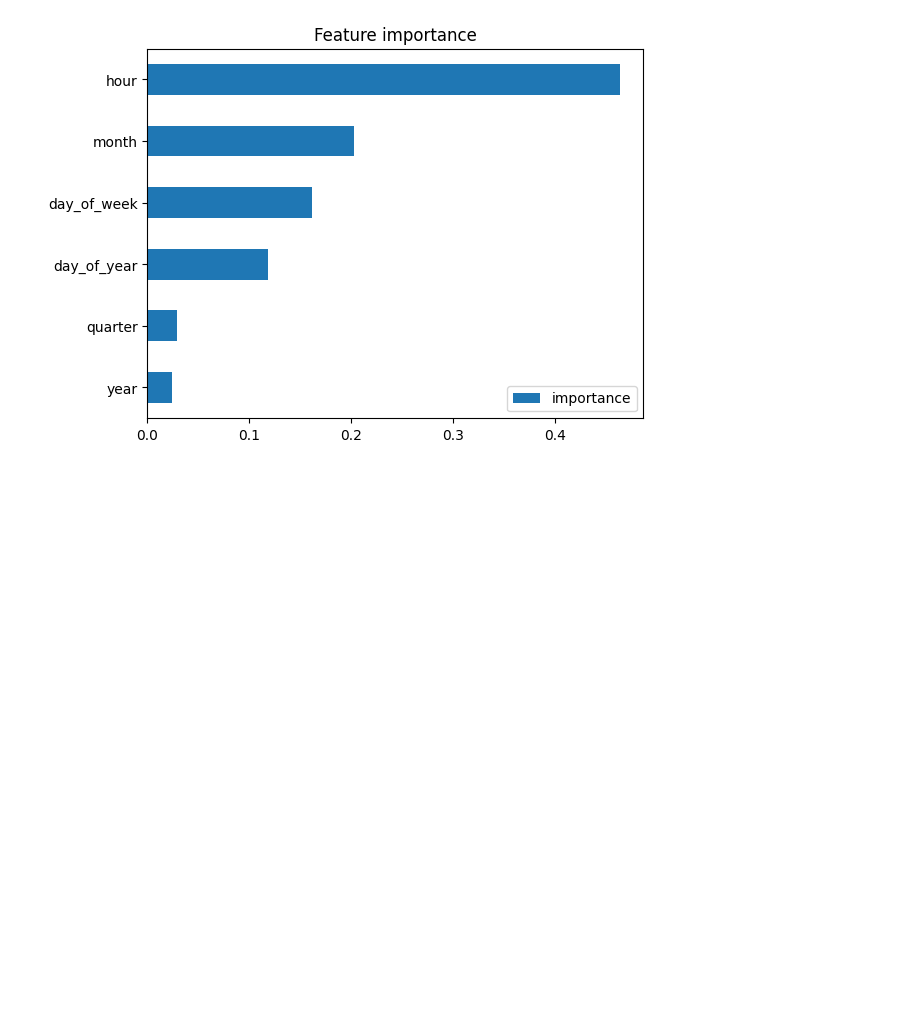
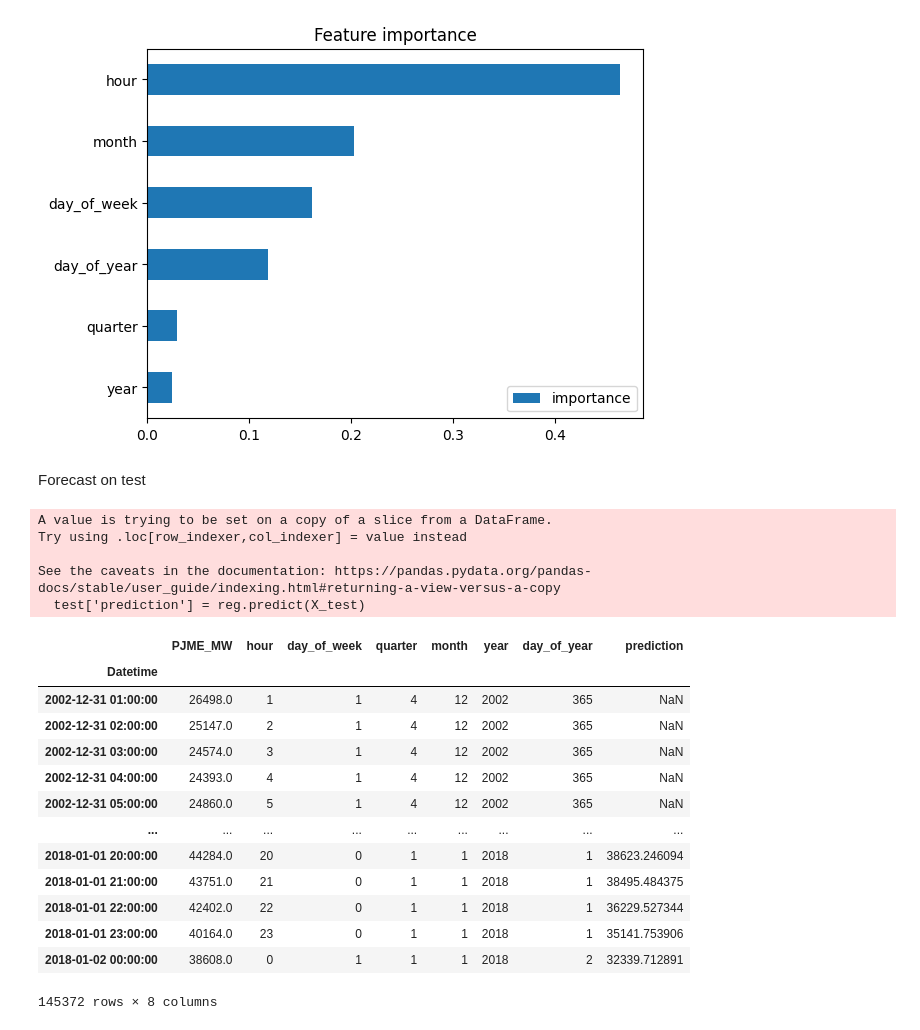
Before and after one commit to THELUKUNTLA-KARTHIK-BABU/Time_series_forecasting, a Jupyter notebook: file.ipynb, the cells around one changed output. Saved outputs shown, nothing was run; the diff lists cells and outputs as text; code cells hidden in the pictures; blank space fills up the shorter version.

```diff
--- a/file.ipynb
+++ b/file.ipynb
@@ -218,3 +218,30 @@ f1.sort_values('importance').plot(kind='barh', title=('Feature importance'))
 plt.show()
 # %% [output]
 [figure]
+# %% [markdown]
+Forecast on test
+# %%
+test['prediction'] = reg.predict(X_test)
+# %% [output]
+A value is trying to be set on a copy of a slice from a DataFrame.
+Try using .loc[row_indexer,col_indexer] = value instead
+
+See the caveats in the documentation: https://pandas.pydata.org/pandas-docs/stable/user_guide/indexing.html#returning-a-view-versus-a-copy
+  test['prediction'] = reg.predict(X_test)
+# %%
+df.merge(test['prediction'], how='left', left_index=True, right_index=True)
+# %% [output]
+|  | PJME_MW | hour | day_of_week | quarter | month | year | day_of_year | prediction |
+| Datetime |  |  |  |  |  |  |  |  |
+| 2002-12-31 01:00:00 | 26498.0 | 1 | 1 | 4 | 12 | 2002 | 365 | NaN |
+| 2002-12-31 02:00:00 | 25147.0 | 2 | 1 | 4 | 12 | 2002 | 365 | NaN |
+| 2002-12-31 03:00:00 | 24574.0 | 3 | 1 | 4 | 12 | 2002 | 365 | NaN |
+| 2002-12-31 04:00:00 | 24393.0 | 4 | 1 | 4 | 12 | 2002 | 365 | NaN |
+| 2002-12-31 05:00:00 | 24860.0 | 5 | 1 | 4 | 12 | 2002 | 365 | NaN |
+| ... | ... | ... | ... | ... | ... | ... | ... | ... |
+| 2018-01-01 20:00:00 | 44284.0 | 20 | 0 | 1 | 1 | 2018 | 1 | 38623.246094 |
+| 2018-01-01 21:00:00 | 43751.0 | 21 | 0 | 1 | 1 | 2018 | 1 | 38495.484375 |
+| 2018-01-01 22:00:00 | 42402.0 | 22 | 0 | 1 | 1 | 2018 | 1 | 36229.527344 |
+| 2018-01-01 23:00:00 | 40164.0 | 23 | 0 | 1 | 1 | 2018 | 1 | 35141.753906 |
+| 2018-01-02 00:00:00 | 38608.0 | 0 | 1 | 1 | 1 | 2018 | 2 | 32339.712891 |
+145372 rows × 8 columns
```
Also changed, not shown: parts of 5 cells of this notebook.
